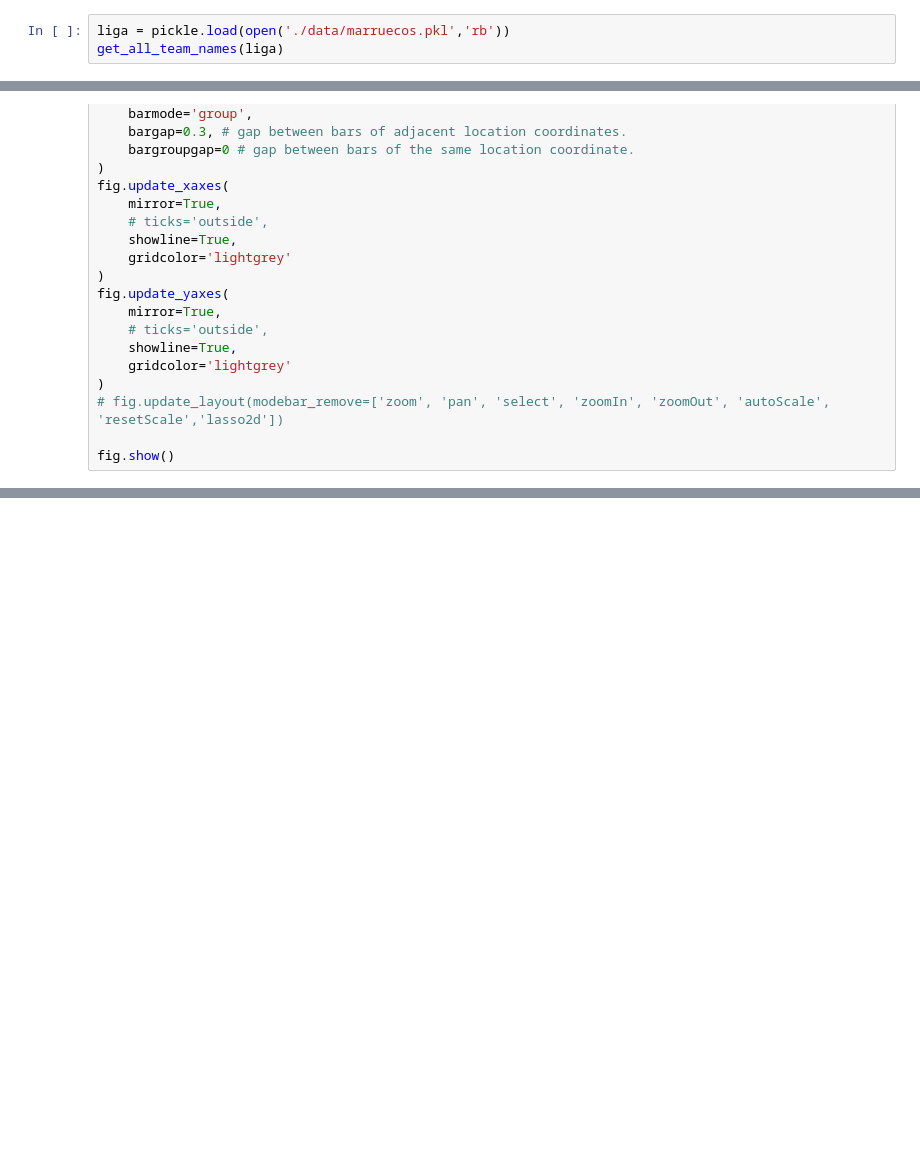
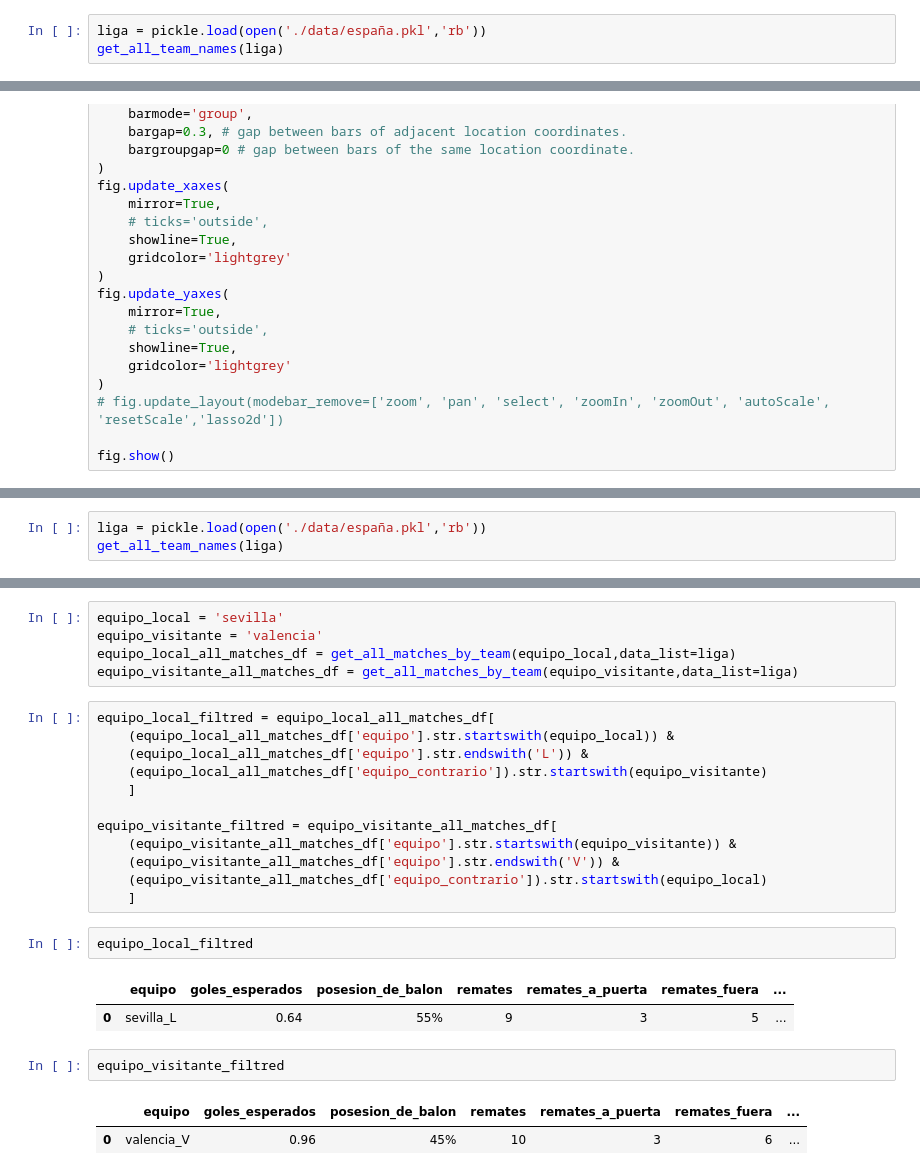
Before and after one commit to javierjdaza/tuta, a Jupyter notebook: data_viz.ipynb, the cells around one changed output, grey strips where cells are left out. Drawn from its saved outputs; the diff is of its cells as text; blank space fills up the shorter version.

```diff
--- a/data_viz.ipynb
+++ b/data_viz.ipynb
@@ -197,6 +197,6 @@ plt.text(x = dataset['jornada'].min() -1, y = dataset[estadistico_a_mirar].mean(
 # %% [markdown]
 ### Data Viz Plotly
 # %%
-liga = pickle.load(open('./data/marruecos.pkl','rb'))
+liga = pickle.load(open('./data/españa.pkl','rb'))
 get_all_team_names(liga)
 # %% [output]
@@ -302,0 +309,3 @@ fig.show()
+# %%
+liga = pickle.load(open('./data/españa.pkl','rb'))
+get_all_team_names(liga)
@@ -302,0 +333,27 @@ fig.show()
+# %%
+equipo_local = 'sevilla'
+equipo_visitante = 'valencia'
+equipo_local_all_matches_df = get_all_matches_by_team(equipo_local,data_list=liga)
+equipo_visitante_all_matches_df = get_all_matches_by_team(equipo_visitante,data_list=liga)
+# %%
+equipo_local_filtred = equipo_local_all_matches_df[
+    (equipo_local_all_matches_df['equipo'].str.startswith(equipo_local)) &
+    (equipo_local_all_matches_df['equipo'].str.endswith('L')) &
+    (equipo_local_all_matches_df['equipo_contrario']).str.startswith(equipo_visitante)
+    ]
+
+equipo_visitante_filtred = equipo_visitante_all_matches_df[
+    (equipo_visitante_all_matches_df['equipo'].str.startswith(equipo_visitante)) &
+    (equipo_visitante_all_matches_df['equipo'].str.endswith('V')) &
+    (equipo_visitante_all_matches_df['equipo_contrario']).str.startswith(equipo_local)
+    ]
+# %%
+equipo_local_filtred
+# %% [output]
+|  | equipo | goles_esperados | posesion_de_balon | remates | remates_a_puerta | remates_fuera | ... |
+| 0 | sevilla_L | 0.64 | 55% | 9 | 3 | 5 | ... |
+# %%
+equipo_visitante_filtred
+# %% [output]
+|  | equipo | goles_esperados | posesion_de_balon | remates | remates_a_puerta | remates_fuera | ... |
+| 0 | valencia_V | 0.96 | 45% | 10 | 3 | 6 | ... |
```
Also changed, not shown: parts of 5 cells of this notebook, 2 other files.
